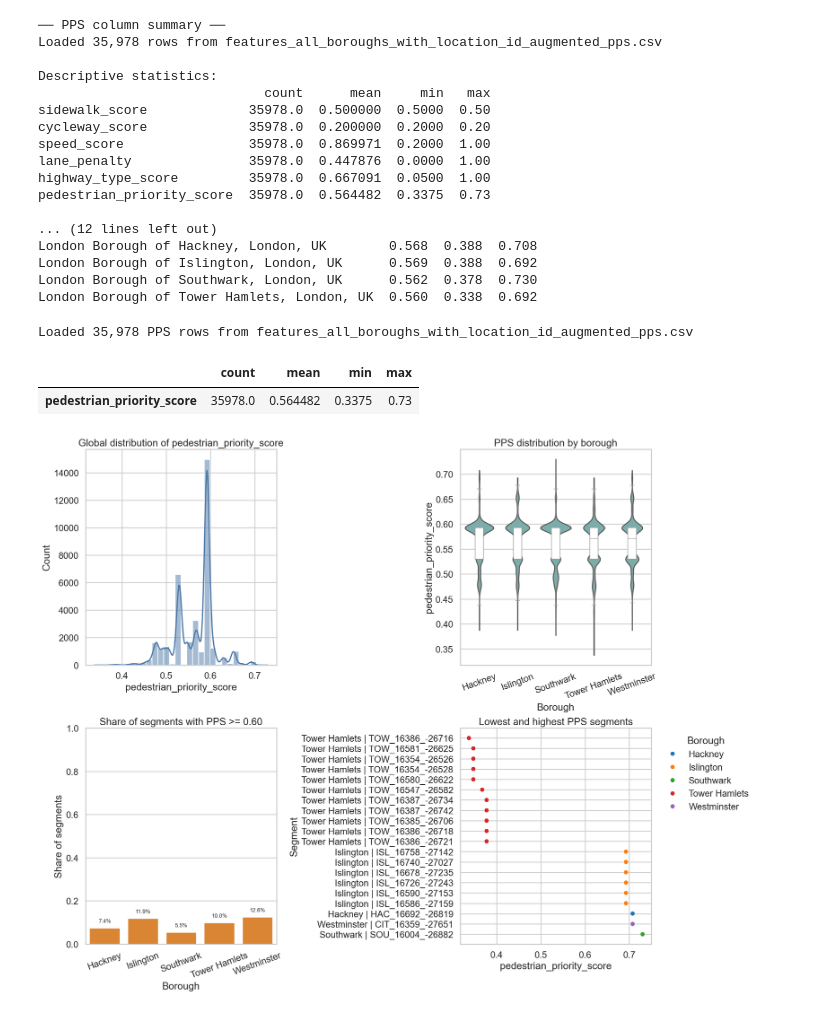
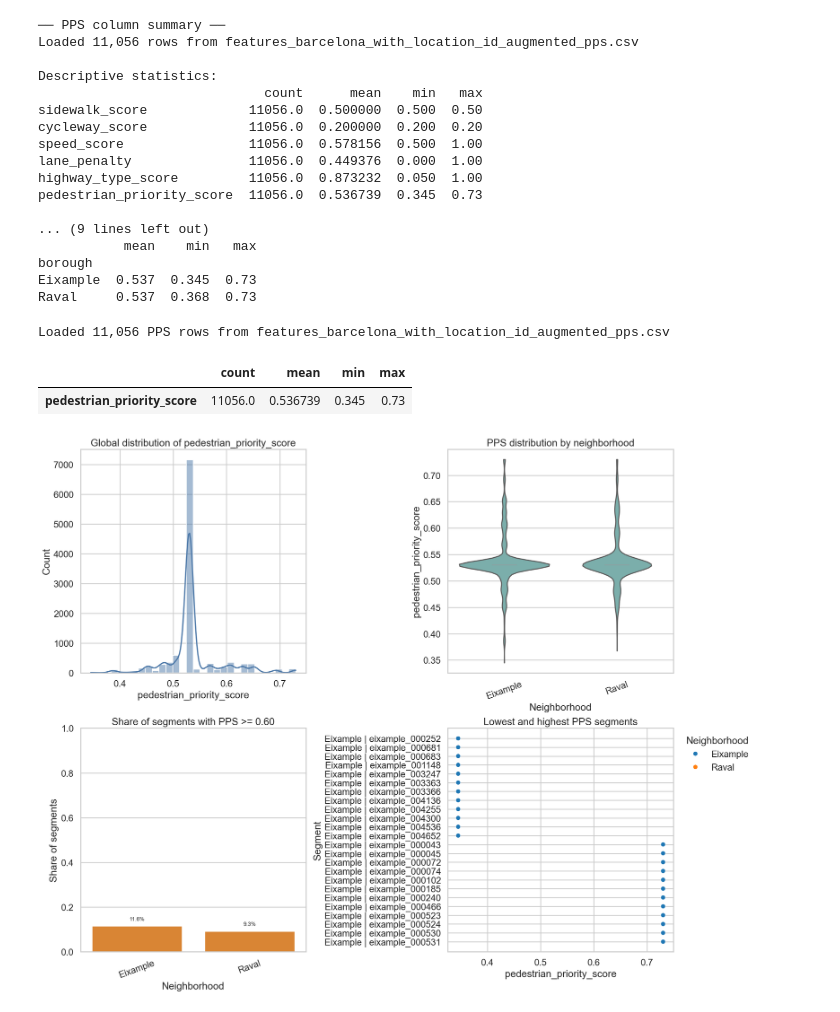
Before and after one commit to modnas-m/MaCAD26-G01-DataEncoding, a Jupyter notebook: notebooks/00b_PedestrianScore.ipynb, the cells around one changed output. Saved outputs shown, nothing was run; the diff lists cells and outputs as text; code cells hidden in the pictures.

```diff
--- a/notebooks/00b_PedestrianScore.ipynb
+++ b/notebooks/00b_PedestrianScore.ipynb
@@ -358,11 +383,13 @@ if OUTPUT_CSV.exists():
     print(f'Loaded {len(df):,} rows from {OUTPUT_CSV.name}')
     available = [c for c in NEW_COLS if c in df.columns]
     print('\nDescriptive statistics:')
-    print(df[available].describe().T[['count', 'mean', 'min', 'max']].to_string())
+    stats_df = df[available].describe().T
+    cols_to_show = [c for c in ['count', 'mean', 'min', 'max'] if c in stats_df.columns]
+    print(stats_df[cols_to_show].to_string())
     nan_pct = df[available].isna().mean().mul(100).round(1)
     print('\nMissing values (%): ')
     print(nan_pct.to_string())
-    print('\nPPS distribution by borough:')
+    print('\nPPS distribution by neighborhood:')
     if 'borough' in df.columns and 'pedestrian_priority_score' in df.columns:
         print(df.groupby('borough')['pedestrian_priority_score']
               .agg(['mean', 'min', 'max'])
@@ -372,22 +399,22 @@ else:
     print(f'{OUTPUT_CSV} not found')
 # %% [output]
 ── PPS column summary ──
-Loaded 35,978 rows from features_all_boroughs_with_location_id_augmented_pps.csv
+Loaded 11,056 rows from features_barcelona_with_location_id_augmented_pps.csv
 
 Descriptive statistics:
-                             count      mean     min   max
-sidewalk_score             35978.0  0.500000  0.5000  0.50
-cycleway_score             35978.0  0.200000  0.2000  0.20
-speed_score                35978.0  0.869971  0.2000  1.00
-lane_penalty               35978.0  0.447876  0.0000  1.00
-highway_type_score         35978.0  0.667091  0.0500  1.00
-pedestrian_priority_score  35978.0  0.564482  0.3375  0.73
+                             count      mean    min   max
+sidewalk_score             11056.0  0.500000  0.500  0.50
+cycleway_score             11056.0  0.200000  0.200  0.20
+speed_score                11056.0  0.578156  0.500  1.00
+lane_penalty               11056.0  0.449376  0.000  1.00
+highway_type_score         11056.0  0.873232  0.050  1.00
+pedestrian_priority_score  11056.0  0.536739  0.345  0.73
 
-... (12 lines left out)
-London Borough of Hackney, London, UK        0.568  0.388  0.708
-London Borough of Islington, London, UK      0.569  0.388  0.692
-London Borough of Southwark, London, UK      0.562  0.378  0.730
-London Borough of Tower Hamlets, London, UK  0.560  0.338  0.692
+... (9 lines left out)
+           mean    min   max
+borough
+Eixample  0.537  0.345  0.73
+Raval     0.537  0.368  0.73
 # %%
 # ── PPS inspection plots ─────────────────────────────────────────────────────
 import matplotlib.pyplot as plt
@@ -397,13 +424,15 @@ plot_df = df.copy() if 'df' in globals() else pd.read_csv(OUTPUT_CSV)
 if 'borough' not in plot_df.columns:
     raise ValueError('Expected a borough column in the PPS CSV for plotting.')
 
-borough_labels = {
-    'Barcelona, Catalonia, Spain': 'Barcelona',
+neighborhood_labels = {
+    'Eixample': 'Eixample',
+    'Poble Sec': 'Poble Sec',
+    'Raval': 'Raval',
 }
 
-plot_df['borough_short'] = plot_df['borough'].map(borough_labels).fillna(plot_df['borough'])
-borough_order = (
-    plot_df.groupby('borough_short')['pedestrian_priority_score']
+plot_df['neighborhood_short'] = plot_df['borough'].map(neighborhood_labels).fillna(plot_df['borough'])
+neighborhood_order = (
+    plot_df.groupby('neighborhood_short')['pedestrian_priority_score']
     .median()
     .sort_values(ascending=False)
     .index
@@ -419,9 +448,9 @@ display(plot_df[['pedestrian_priority_score']].describe().T[['count', 'mean', 'm
 threshold = 0.60
 high_share = (
     plot_df.assign(is_high=plot_df['pedestrian_priority_score'] >= threshold)
-    .groupby('borough_short')['is_high']
+    .groupby('neighborhood_short')['is_high']
     .mean()
-    .reindex(borough_order)
+    .reindex(neighborhood_order)
 )
 
 extremes = pd.concat([
@@ -430,7 +459,7 @@ extremes = pd.concat([
 ], ignore_index=True)
 extremes = extremes.sort_values('pedestrian_priority_score').copy()
 extremes['segment_label'] = (
-    extremes['borough_short'].astype(str)
+    extremes['neighborhood_short'].astype(str)
     + ' | '
     + extremes['location_id'].astype(str)
 )
@@ -445,9 +474,9 @@ axes[0].set_ylabel('Count')
 
 sns.violinplot(
     data=plot_df,
-    x='borough_short',
+    x='neighborhood_short',
     y='pedestrian_priority_score',
-    order=borough_order,
+    order=neighborhood_order,
     ax=axes[1],
     inner=None,
     cut=0,
@@ -455,50 +484,50 @@ sns.violinplot(
 )
 sns.boxplot(
     data=plot_df,
-    x='borough_short',
+    x='neighborhood_short',
     y='pedestrian_priority_score',
-    order=borough_order,
+    order=neighborhood_order,
     ax=axes[1],
     width=0.22,
     showfliers=False,
     color='white',
 )
-axes[1].set_title('PPS distribution by borough')
-axes[1].set_xlabel('Borough')
+axes[1].set_title('PPS distribution by neighborhood')
+axes[1].set_xlabel('Neighborhood')
 axes[1].set_ylabel('pedestrian_priority_score')
 axes[1].tick_params(axis='x', rotation=20)
 
 sns.barplot(x=high_share.index, y=high_share.values, ax=axes[2], color='#F58518')
 axes[2].set_title(f'Share of segments with PPS >= {threshold:.2f}')
-axes[2].set_xlabel('Borough')
+axes[2].set_xlabel('Neighborhood')
 axes[2].set_ylabel('Share of segments')
 axes[2].set_ylim(0, 1)
 axes[2].tick_params(axis='x', rotation=20)
 for i, value in enumerate(high_share.values):
     axes[2].text(i, value + 0.02, f'{value:.1%}', ha='center', va='bottom', fontsize=10)
 
 sns.scatterplot(
     data=extremes,
     x='pedestrian_priority_score',
     y='segment_label',
-    hue='borough_short',
-    hue_order=borough_order,
+    hue='neighborhood_short',
+    hue_order=neighborhood_order,
     palette='tab10',
     s=70,
     ax=axes[3],
 )
 axes[3].set_title('Lowest and highest PPS segments')
 axes[3].set_xlabel('pedestrian_priority_score')
 axes[3].set_ylabel('Segment')
-axes[3].legend(title='Borough', frameon=False, loc='upper left', bbox_to_anchor=(1.02, 1))
+axes[3].legend(title='Neighborhood', frameon=False, loc='upper left', bbox_to_anchor=(1.02, 1))
 
 plots_dir = REPO_ROOT / 'notebooks' / 'plots'
 plots_dir.mkdir(parents=True, exist_ok=True)
 fig.savefig(plots_dir / 'pps_inspection_plots.png', bbox_inches='tight')
 
 plt.show()
 # %% [output]
-Loaded 35,978 PPS rows from features_all_boroughs_with_location_id_augmented_pps.csv
+Loaded 11,056 PPS rows from features_barcelona_with_location_id_augmented_pps.csv
 |  | count | mean | min | max |
-| pedestrian_priority_score | 35978.0 | 0.564482 | 0.3375 | 0.73 |
+| pedestrian_priority_score | 11056.0 | 0.536739 | 0.345 | 0.73 |
-[figure, old version]
+[figure, new version]
```
Also changed, not shown: parts of 6 cells of this notebook, 46 other files.
